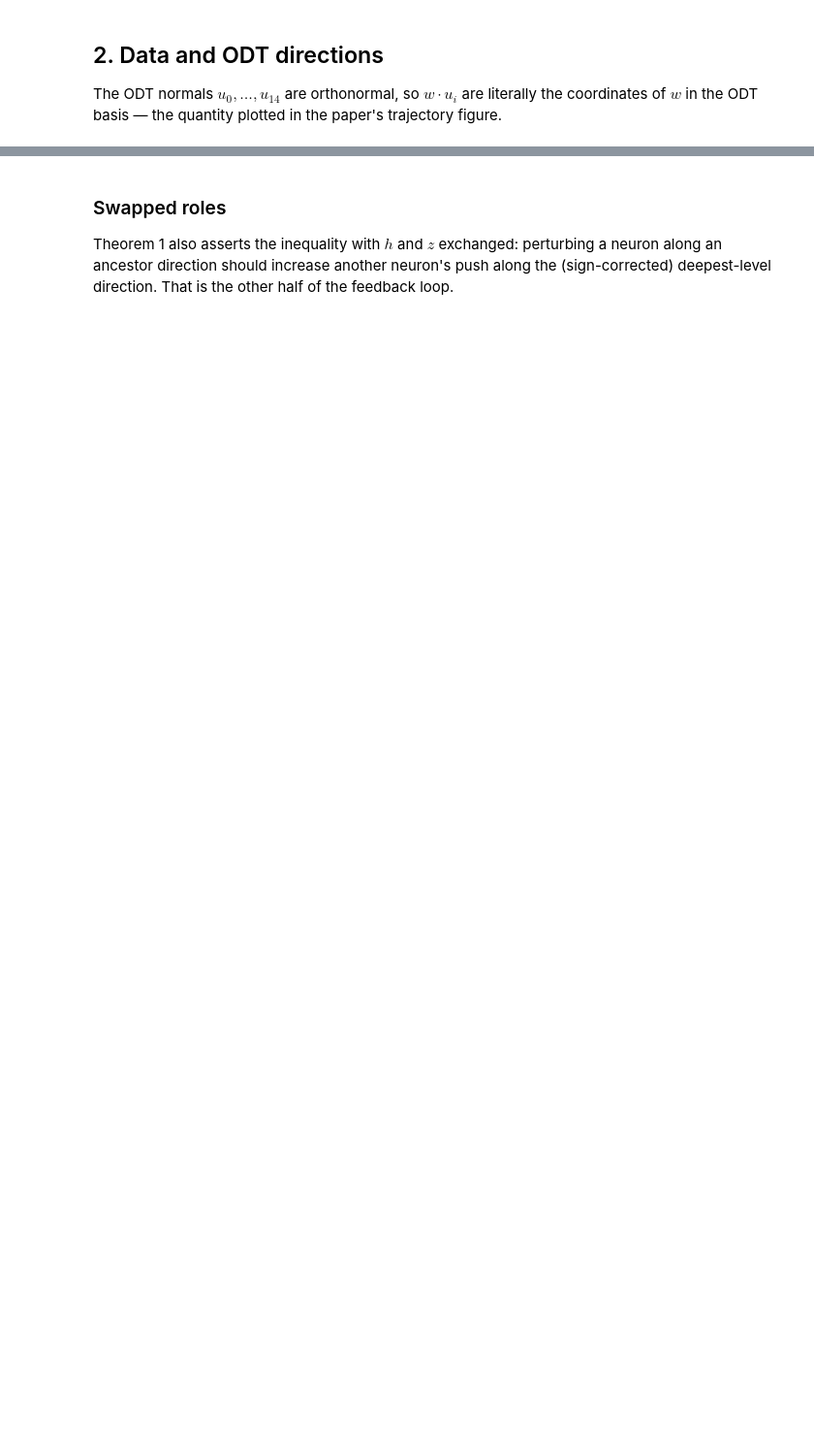
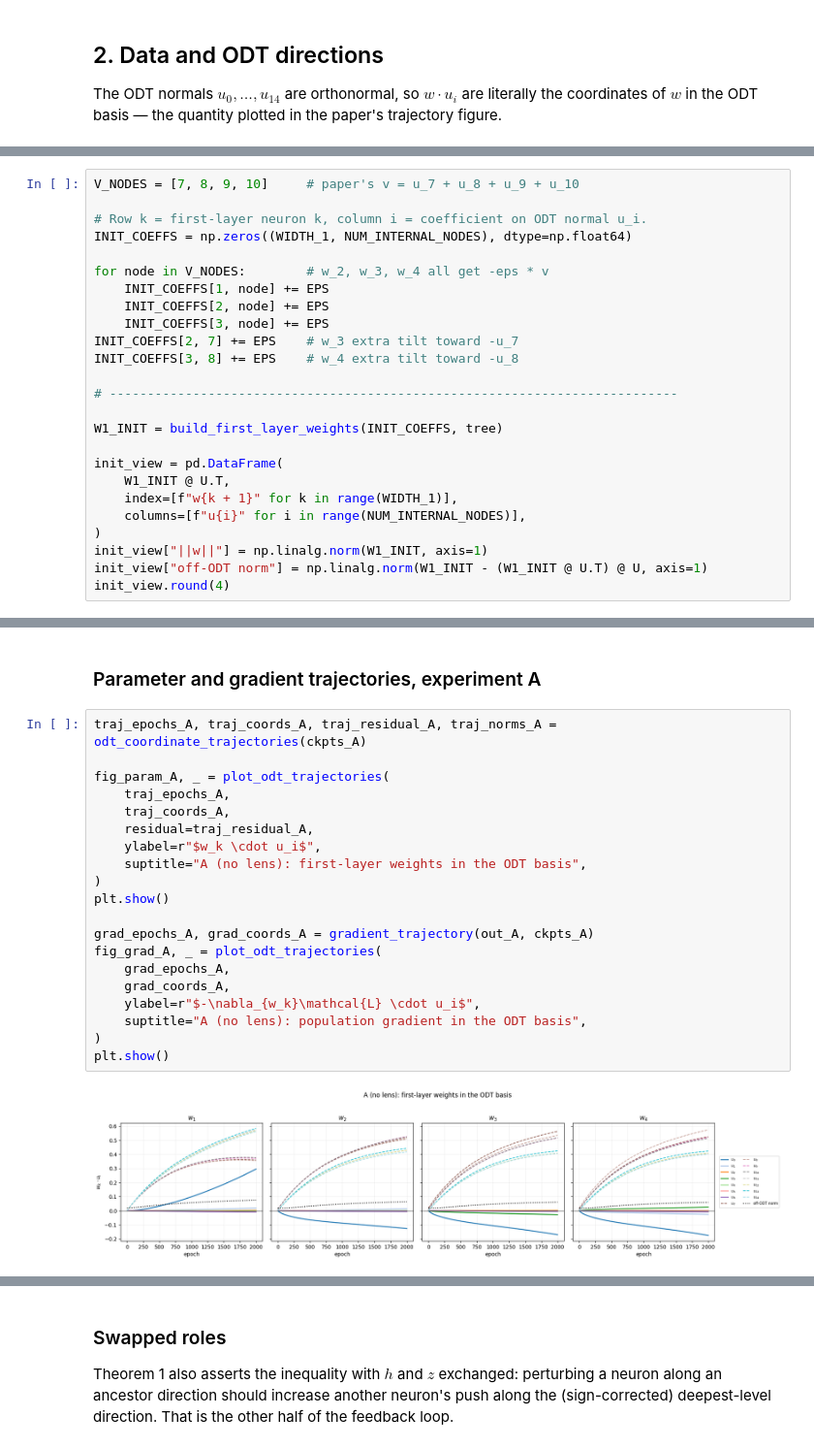
Before and after one commit to HarishGP/layer-lenses, a Jupyter notebook: notebooks/ReLU_single_path_trajectory.ipynb, the cells around one changed output, grey strips where cells are left out. Shown at 97% size. Drawn from its saved outputs; the diff is of its cells as text; blank space fills up the shorter version.

Commit message:
Created single path relu trajectory analysis notebook.

```diff
--- a/notebooks/ReLU_single_path_trajectory.ipynb
+++ b/notebooks/ReLU_single_path_trajectory.ipynb
@@ -754,0 +564,25 @@ plt.show()
+# %%
+V_NODES = [7, 8, 9, 10]     # paper's v = u_7 + u_8 + u_9 + u_10
+
+# Row k = first-layer neuron k, column i = coefficient on ODT normal u_i.
+INIT_COEFFS = np.zeros((WIDTH_1, NUM_INTERNAL_NODES), dtype=np.float64)
+
+for node in V_NODES:        # w_2, w_3, w_4 all get -eps * v
+    INIT_COEFFS[1, node] += EPS
+    INIT_COEFFS[2, node] += EPS
+    INIT_COEFFS[3, node] += EPS
+INIT_COEFFS[2, 7] += EPS    # w_3 extra tilt toward -u_7
+INIT_COEFFS[3, 8] += EPS    # w_4 extra tilt toward -u_8
+
+# ---------------------------------------------------------------------------
+
+W1_INIT = build_first_layer_weights(INIT_COEFFS, tree)
+
+init_view = pd.DataFrame(
+    W1_INIT @ U.T,
+    index=[f"w{k + 1}" for k in range(WIDTH_1)],
+    columns=[f"u{i}" for i in range(NUM_INTERNAL_NODES)],
+)
+init_view["||w||"] = np.linalg.norm(W1_INIT, axis=1)
+init_view["off-ODT norm"] = np.linalg.norm(W1_INIT - (W1_INIT @ U.T) @ U, axis=1)
+init_view.round(4)
@@ -754,0 +670,24 @@ plt.show()
+# %% [markdown]
+### Parameter and gradient trajectories, experiment A
+# %%
+traj_epochs_A, traj_coords_A, traj_residual_A, traj_norms_A = odt_coordinate_trajectories(ckpts_A)
+
+fig_param_A, _ = plot_odt_trajectories(
+    traj_epochs_A,
+    traj_coords_A,
+    residual=traj_residual_A,
+    ylabel=r"$w_k \cdot u_i$",
+    suptitle="A (no lens): first-layer weights in the ODT basis",
+)
+plt.show()
+
+grad_epochs_A, grad_coords_A = gradient_trajectory(out_A, ckpts_A)
+fig_grad_A, _ = plot_odt_trajectories(
+    grad_epochs_A,
+    grad_coords_A,
+    ylabel=r"$-\nabla_{w_k}\mathcal{L} \cdot u_i$",
+    suptitle="A (no lens): population gradient in the ODT basis",
+)
+plt.show()
+# %% [output]
+[figure, added]
```
Also changed, not shown: parts of 71 cells of this notebook, 3 other files.
